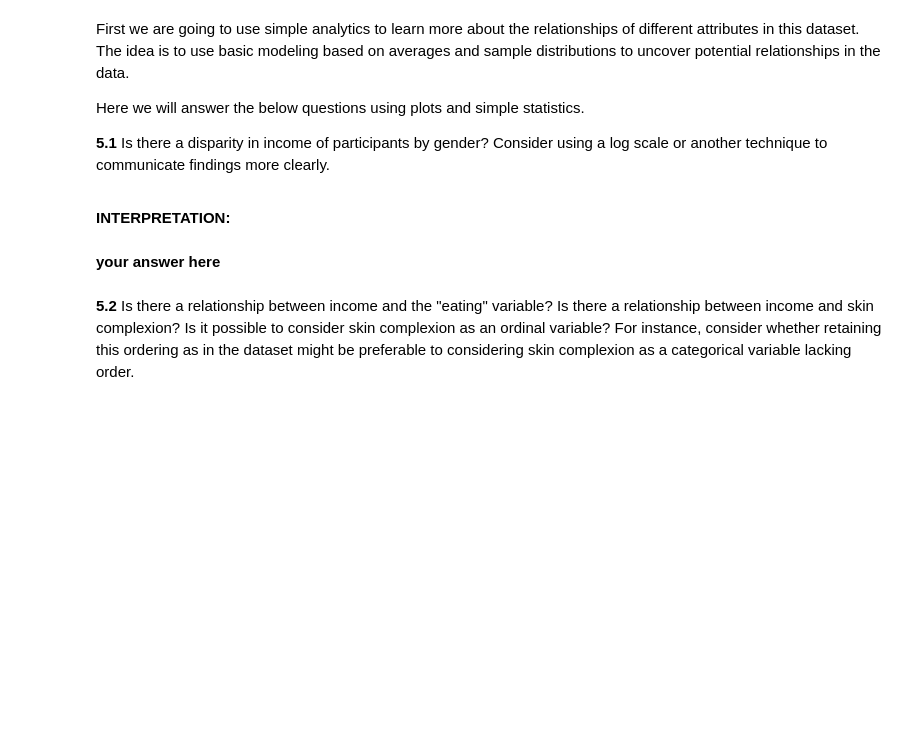
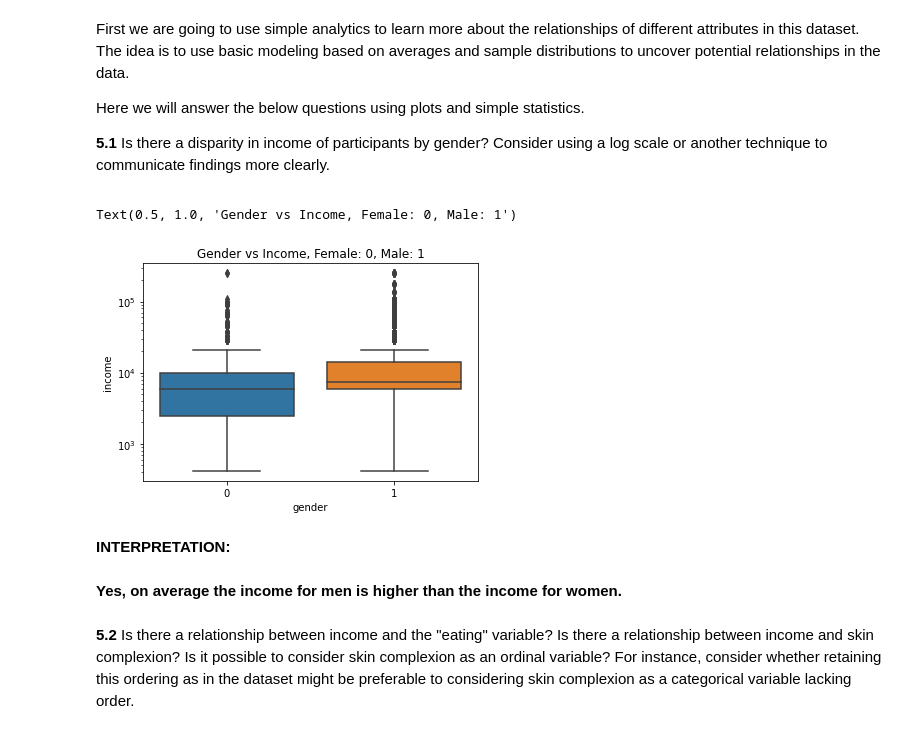
Before and after one commit to westonruths/ac209a, a Jupyter notebook: ac209a_hw2/ac209a_hw2.ipynb, the cells around one changed output. Drawn from its saved outputs; the diff is of its cells as text; code cells hidden in the pictures; blank space fills up the shorter version.

```diff
--- a/ac209a_hw2/ac209a_hw2.ipynb
+++ b/ac209a_hw2/ac209a_hw2.ipynb
@@ -937,7 +962,18 @@ Here we will answer the below questions using plots and simple statistics.
+# %%
+# your code here
+# Read the data into a Pandas dataframe
+df2 = pd.read_csv('data/Income_prediction.csv')
+
+sns.boxplot(x=df2['gender'], y=df2['income'])
+plt.yscale('log')
+plt.title("Gender vs Income, Female: 0, Male: 1")
+# %% [output]
+Text(0.5, 1.0, 'Gender vs Income, Female: 0, Male: 1')
+[figure, added]
 # %% [markdown]
 **INTERPRETATION:**
-# %% [markdown]
-**your answer here**
+# %% [markdown]
+**Yes, on average the income for men is higher than the income for women.**
 # %% [markdown]
 <div class='exercise-r'>
 
```
Also changed, not shown: parts of 49 cells of this notebook, 7 other files.
